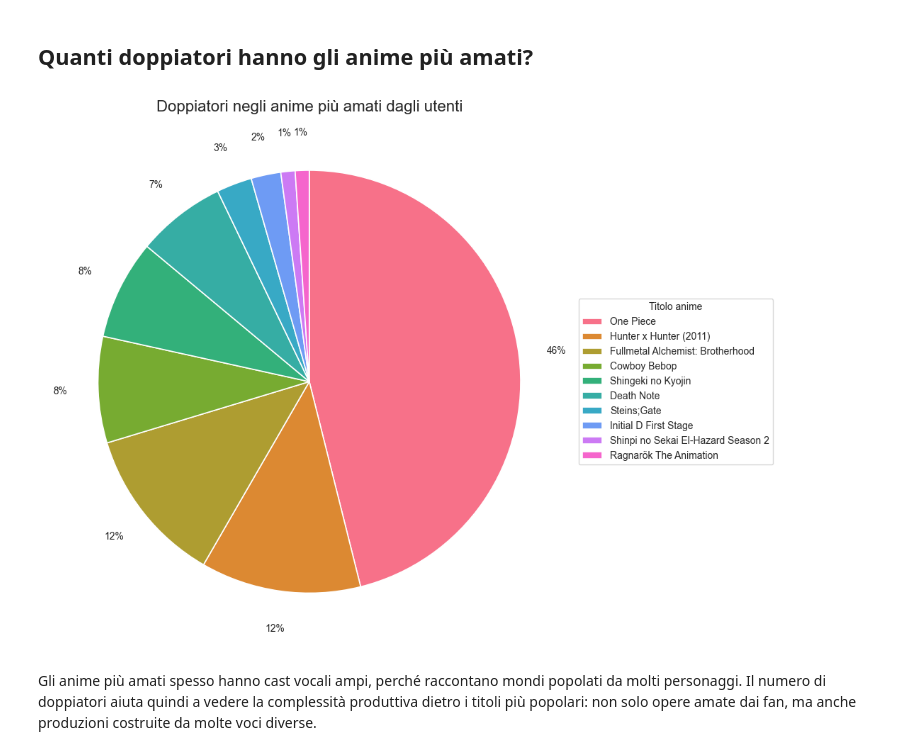
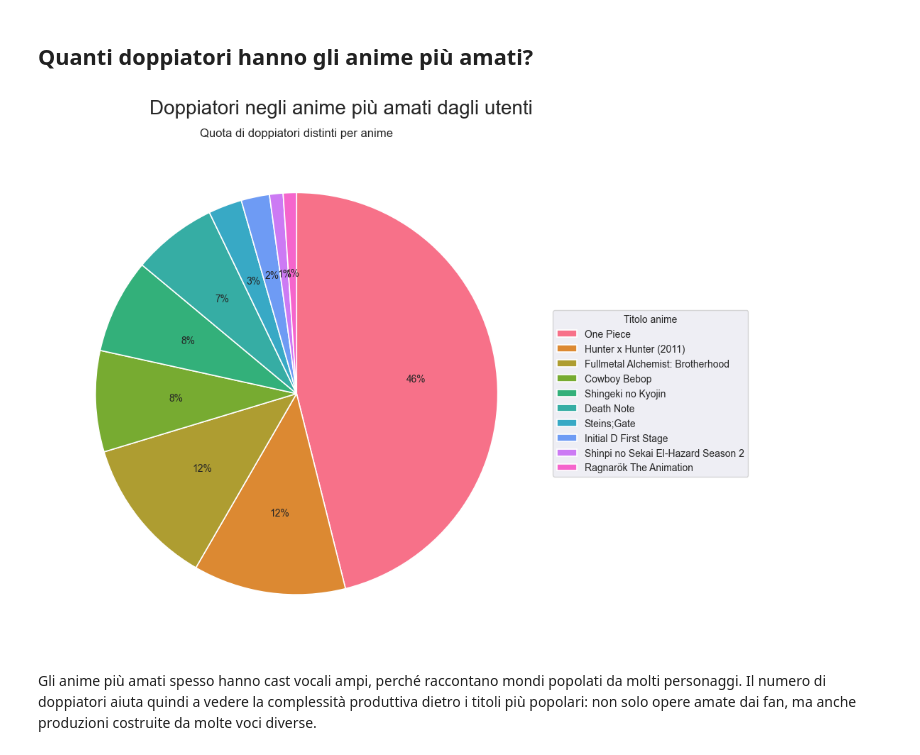
Before and after one commit to kledisateqja/hci-assignment, a Jupyter notebook: solution/notebook/storytelling.ipynb, the cells around one changed output. Cells and saved outputs as stored; diff of their text form; code cells hidden in the pictures.

```diff
--- a/solution/notebook/storytelling.ipynb
+++ b/solution/notebook/storytelling.ipynb
@@ -561,11 +561,11 @@ Il doppiaggio dà identità ai personaggi, li rende riconoscibili e permette agl
 # %% [markdown]
 ## Quanti doppiatori hanno gli anime più amati?
 # %%
-#preparazione dati
+# preparazione dati
 details = df_details.copy()
 favs = df_favs.copy()
+voice_works = df_person_voice_works.copy()
 
-voice_works = df_person_voice_works.copy()
 valid_mal_ids = details["mal_id"].unique()
 filtered_favs = favs[favs["mal_id"].isin(valid_mal_ids)]
 
@@ -573,7 +573,10 @@ top_anime = filtered_favs["mal_id"].value_counts().head(10).reset_index()
 top_anime.columns = ["mal_id", "fav_count"]
 
 top_anime = pd.merge(
-    top_anime, details[["mal_id", "title"]], on="mal_id", how="inner"
+    top_anime,
+    details[["mal_id", "title"]],
+    on="mal_id",
+    how="inner"
 )
 
 voice_actor_counts = (
@@ -581,61 +584,60 @@ voice_actor_counts = (
     .groupby("anime_mal_id")["person_mal_id"]
     .nunique()
     .reset_index()
 )
 
 voice_actor_counts.columns = ["mal_id", "distinct_voice_actors"]
 
 top_anime_voice = pd.merge(
-    top_anime, voice_actor_counts , on="mal_id", how="left"
+    top_anime,
+    voice_actor_counts,
+    on="mal_id",
+    how="left"
 )
 
 top_anime_voice["distinct_voice_actors"] = (
     top_anime_voice["distinct_voice_actors"]
     .fillna(0)
     .astype(int)
 )
 
 top_anime_voice = top_anime_voice.sort_values(
-    "distinct_voice_actors", ascending=False
+    "distinct_voice_actors",
+    ascending=False
 )
 
 # PLOT
-plt.style.use("default")
-sns.set_style("whitegrid")
-palette = sns.color_palette("husl", len(top_anime_voice))
-fig, ax = plt.subplots(figsize=(12, 8), facecolor="white")
-fig.patch.set_facecolor("white")
-ax.set_facecolor("white")
+#plt.style.use("default")
+#sns.set_style("whitegrid")
 
-wedges, texts = ax.pie(
-    top_anime_voice["distinct_voice_actors"], startangle=90 , counterclock=False, colors=palette , wedgeprops={"edgecolor": "white", "linewidth": 1.2}
+fig, ax = plt.subplots(figsize=(12, 8))
+fig.suptitle("Doppiatori negli anime più amati dagli utenti", fontsize=20)
+
+colors = sns.color_palette("husl", len(top_anime_voice))
+
+wedges, texts, autotexts = ax.pie(
+    top_anime_voice["distinct_voice_actors"],
+    autopct="%1.0f%%",
+    startangle=90,
+    counterclock=False,
+    colors=colors,
+    wedgeprops={"edgecolor": "white", "linewidth": 1.2}
 )
 
-total = top_anime_voice["distinct_voice_actors"].sum()
-
-for wedge, value in zip(wedges, top_anime_voice["distinct_voice_actors"]):
-    angle = (wedge.theta2 + wedge.theta1) / 2
-    x = np.cos(np.deg2rad(angle))
-    y = np.sin(np.deg2rad(angle))
-
-    percentage = value / total * 100
-    ax.annotate(
-        f"{percentage:.0f}%", xy=(x, y), xytext=(1.18 * x, 1.18 * y), ha="center", va="center", arrowprops=dict(arrowstyle="-", connectionstyle="arc3")
-    )
-
-ax.set_title(
-    "Doppiatori negli anime più amati dagli utenti",
-    fontsize=16
-)
+ax.set_title("Quota di doppiatori distinti per anime")
 
 ax.legend(
-    wedges, top_anime_voice["title"], title="Titolo anime",  loc="center left", bbox_to_anchor=(1, 0.5)
+    wedges,
+    top_anime_voice["title"],
+    title="Titolo anime",
+    loc="center left",
+    bbox_to_anchor=(1, 0.5)
 )
 
 plt.tight_layout()
 plt.show()
 # %% [output]
-[figure, old version]
+[figure, new version]
 # %% [markdown]
 Gli anime più amati spesso hanno cast vocali ampi, perché raccontano mondi popolati da molti personaggi.
 Il numero di doppiatori aiuta quindi a vedere la complessità produttiva dietro i titoli più popolari: non solo opere amate dai fan, ma anche produzioni costruite da molte voci diverse.
```
Also changed, not shown: parts of 12 cells of this notebook.
